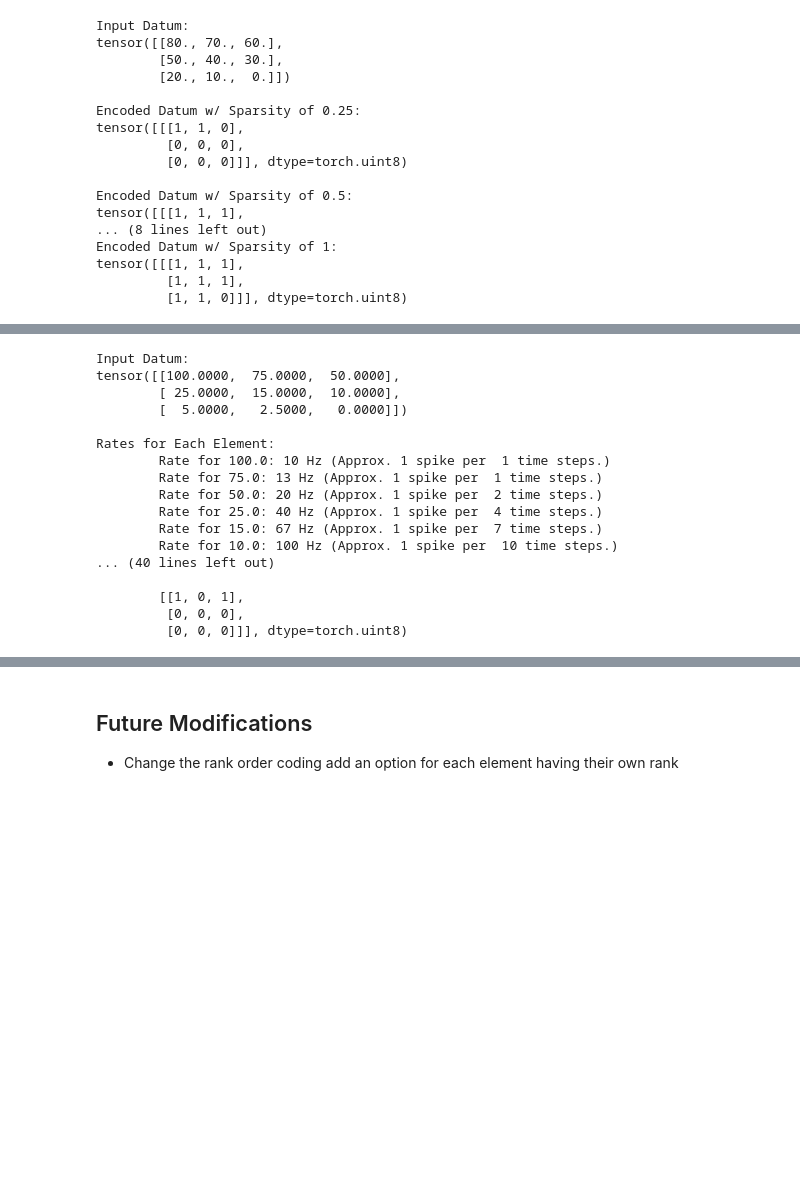
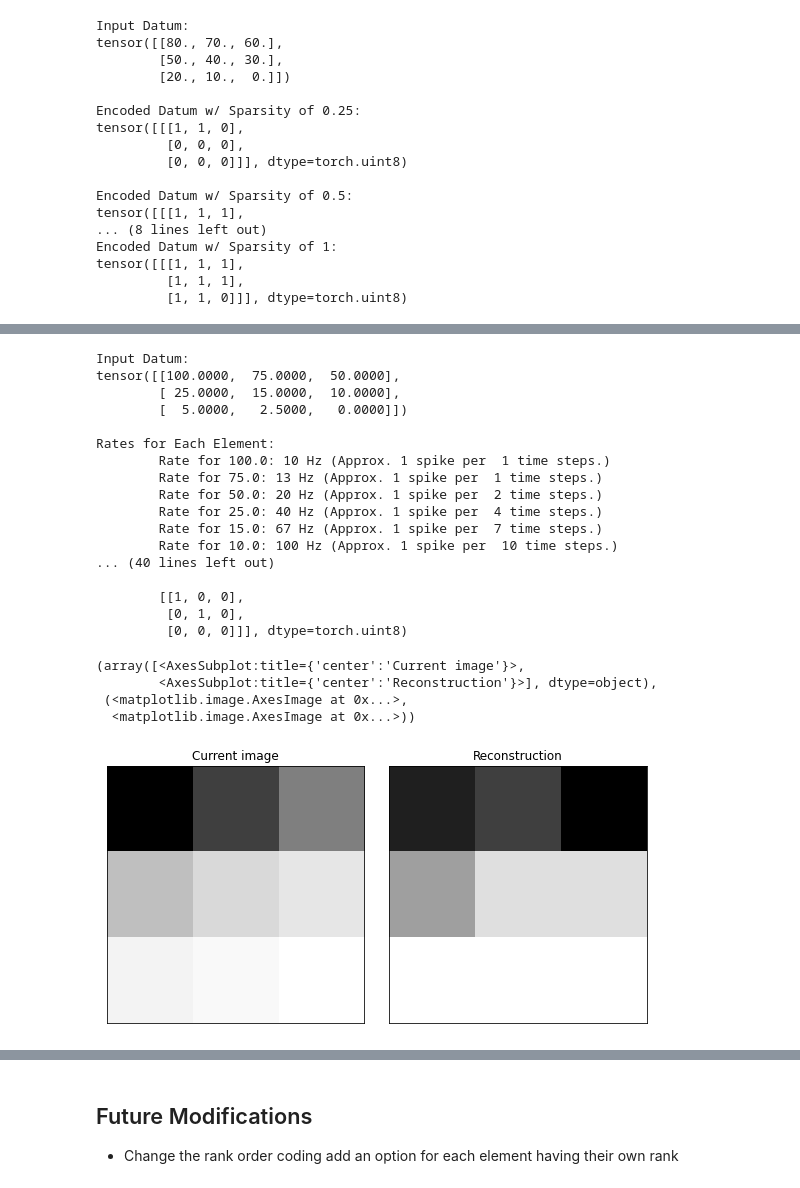
Before and after one commit to oshears/BindsNET-Self-Documentation, a Jupyter notebook: BindsNet_Encoder_Demo.ipynb, the cells around one changed output, grey strips where cells are left out. Cells and saved outputs as stored; diff of their text form; code cells hidden in the pictures; blank space fills up the shorter version.

```diff
--- a/BindsNet_Encoder_Demo.ipynb
+++ b/BindsNet_Encoder_Demo.ipynb
@@ -215,34 +231,43 @@ print(train_image)
 print()
 
 # rates
 print("Rates for Each Element:")
 for element in train_image.flatten():
     rate = ((1/element.item())*(1000/dt)) if (element.item() != 0) else 0
     print("\tRate for "+str(element.item())+":",round(rate*dt),"Hz","(Approx. 1 spike per ",round(rate),"time steps.)")
 print()
 
 # create encoder and encode input
 encoder = PoissonEncoder(time=time, dt=dt)
 encoded_image = encoder(train_image)
 print("Encoded Datum:")
 print(encoded_image)
-print()
+
+# plot image
+e_img = encoded_image.view(int(time / dt), 1, 1, 3, 3)
+inpt = e_img.view(int(time / dt), 9).sum(0).view(3, 3)
+plot_input(train_image,inpt)
 # %% [output]
 Input Datum:
 tensor([[100.0000,  75.0000,  50.0000],
         [ 25.0000,  15.0000,  10.0000],
         [  5.0000,   2.5000,   0.0000]])
 
 Rates for Each Element:
         Rate for 100.0: 10 Hz (Approx. 1 spike per  1 time steps.)
         Rate for 75.0: 13 Hz (Approx. 1 spike per  1 time steps.)
         Rate for 50.0: 20 Hz (Approx. 1 spike per  2 time steps.)
         Rate for 25.0: 40 Hz (Approx. 1 spike per  4 time steps.)
         Rate for 15.0: 67 Hz (Approx. 1 spike per  7 time steps.)
         Rate for 10.0: 100 Hz (Approx. 1 spike per  10 time steps.)
 ... (40 lines left out)
 
-        [[1, 0, 1],
-         [0, 0, 0],
+        [[1, 0, 0],
+         [0, 1, 0],
          [0, 0, 0]]], dtype=torch.uint8)
+(array([<AxesSubplot:title={'center':'Current image'}>,
+        <AxesSubplot:title={'center':'Reconstruction'}>], dtype=object),
+ (<matplotlib.image.AxesImage at 0x...>,
+  <matplotlib.image.AxesImage at 0x...>))
+[figure, added]
 # %% [markdown]
```
Also changed, not shown: parts of 14 cells of this notebook, 1 other file.
